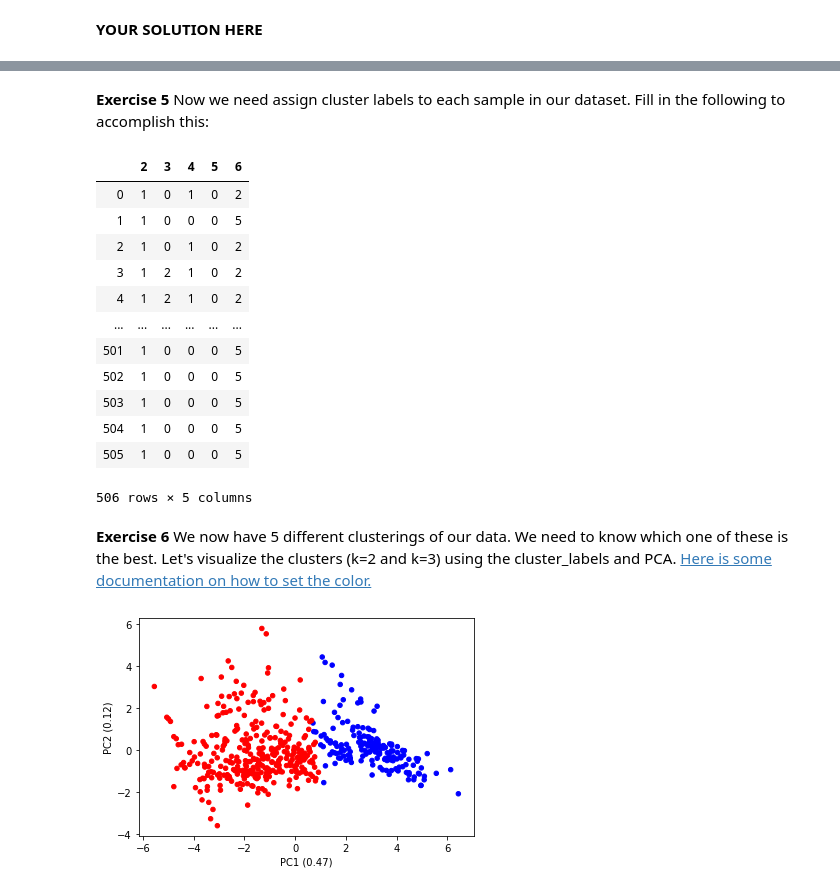
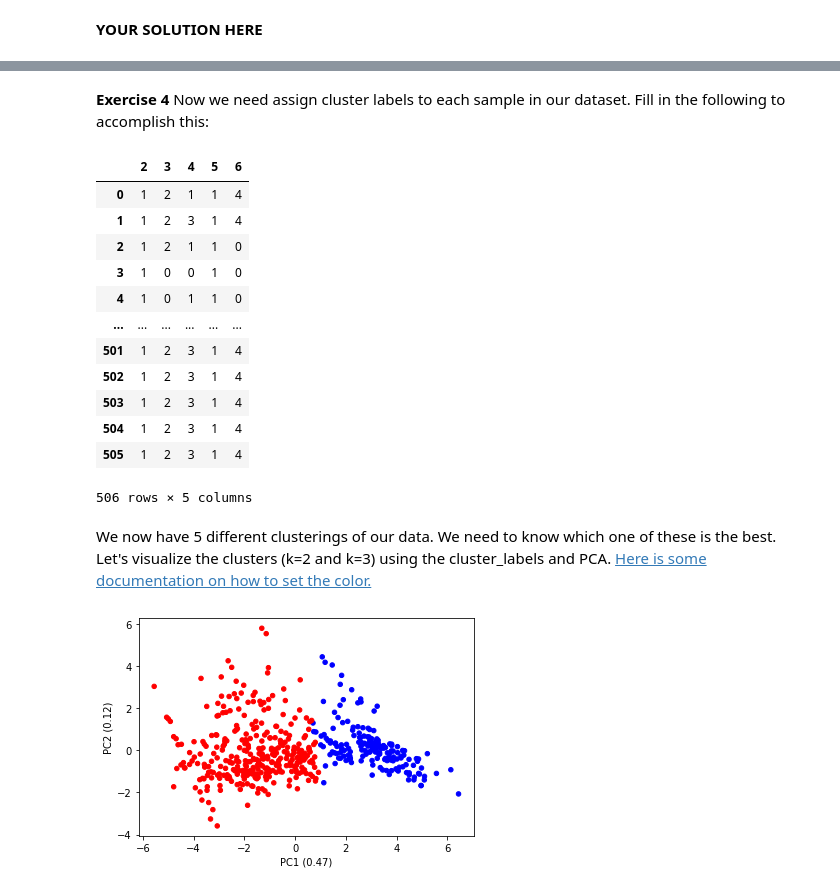
Before and after one commit to anderson-github-classroom-2021-spring/csc-466-student, a Jupyter notebook: labs/Lab6.ipynb, the cells around one changed output, grey strips where cells are left out. Drawn from its saved outputs; the diff is of its cells as text; code cells hidden in the pictures.

```diff
--- a/labs/Lab6.ipynb
+++ b/labs/Lab6.ipynb
@@ -160,6 +130,4 @@ X_pca.plot.scatter(x=columns[0],y=columns[1])
 # %%
-range_n_clusters = [2, 3, 4, 5, 6]
-kmeans_models = {}
-for n_clusters in range_n_clusters:
+kmeans_models = Lab6_helper.kmeans(X,range_n_clusters = [2, 3, 4, 5, 6],random_state=10)
 kmeans_models
 # %% [output]
@@ -181,26 +139,24 @@ kmeans_models
 # %% [markdown]
-**Exercise 5** Now we need assign cluster labels to each sample in our dataset. Fill in the following to accomplish this:
+**Exercise 4** Now we need assign cluster labels to each sample in our dataset. Fill in the following to accomplish this:
-# %%
-cluster_labels = {}
-for n_clusters in range_n_clusters:
-cluster_labels = pd.DataFrame(cluster_labels)
-cluster_labels
-# %% [output]
-|  | 2 | 3 | 4 | 5 | 6 |
-| 0 | 1 | 0 | 1 | 0 | 2 |
-| 1 | 1 | 0 | 0 | 0 | 5 |
-| 2 | 1 | 0 | 1 | 0 | 2 |
-| 3 | 1 | 2 | 1 | 0 | 2 |
-| 4 | 1 | 2 | 1 | 0 | 2 |
-| ... | ... | ... | ... | ... | ... |
-| 501 | 1 | 0 | 0 | 0 | 5 |
-| 502 | 1 | 0 | 0 | 0 | 5 |
-| 503 | 1 | 0 | 0 | 0 | 5 |
-| 504 | 1 | 0 | 0 | 0 | 5 |
-| 505 | 1 | 0 | 0 | 0 | 5 |
-506 rows × 5 columns
+# %%
+cluster_labels = Lab6_helper.assign_labels(X,kmeans_models)
+cluster_labels
+# %% [output]
+|  | 2 | 3 | 4 | 5 | 6 |
+| 0 | 1 | 2 | 1 | 1 | 4 |
+| 1 | 1 | 2 | 3 | 1 | 4 |
+| 2 | 1 | 2 | 1 | 1 | 0 |
+| 3 | 1 | 0 | 0 | 1 | 0 |
+| 4 | 1 | 0 | 1 | 1 | 0 |
+| ... | ... | ... | ... | ... | ... |
+| 501 | 1 | 2 | 3 | 1 | 4 |
+| 502 | 1 | 2 | 3 | 1 | 4 |
+| 503 | 1 | 2 | 3 | 1 | 4 |
+| 504 | 1 | 2 | 3 | 1 | 4 |
+| 505 | 1 | 2 | 3 | 1 | 4 |
+506 rows × 5 columns
 # %% [markdown]
-**Exercise 6** We now have 5 different clusterings of our data. We need to know which one of these is the best. Let's visualize the clusters (k=2 and k=3) using the cluster_labels and PCA. <a href="https://pandas.pydata.org/pandas-docs/stable/reference/api/pandas.DataFrame.plot.scatter.html">Here is some documentation on how to set the color.</a>
+We now have 5 different clusterings of our data. We need to know which one of these is the best. Let's visualize the clusters (k=2 and k=3) using the cluster_labels and PCA. <a href="https://pandas.pydata.org/pandas-docs/stable/reference/api/pandas.DataFrame.plot.scatter.html">Here is some documentation on how to set the color.</a>
 # %%
 colorings = {}
 colorings[2] = cluster_labels[2].map({0: "Blue", 1: "Red"}) # This is a new pandas command for us that maps all 0 values to Blue, etc
```
Also changed, not shown: parts of 15 cells of this notebook, 4 other files.
